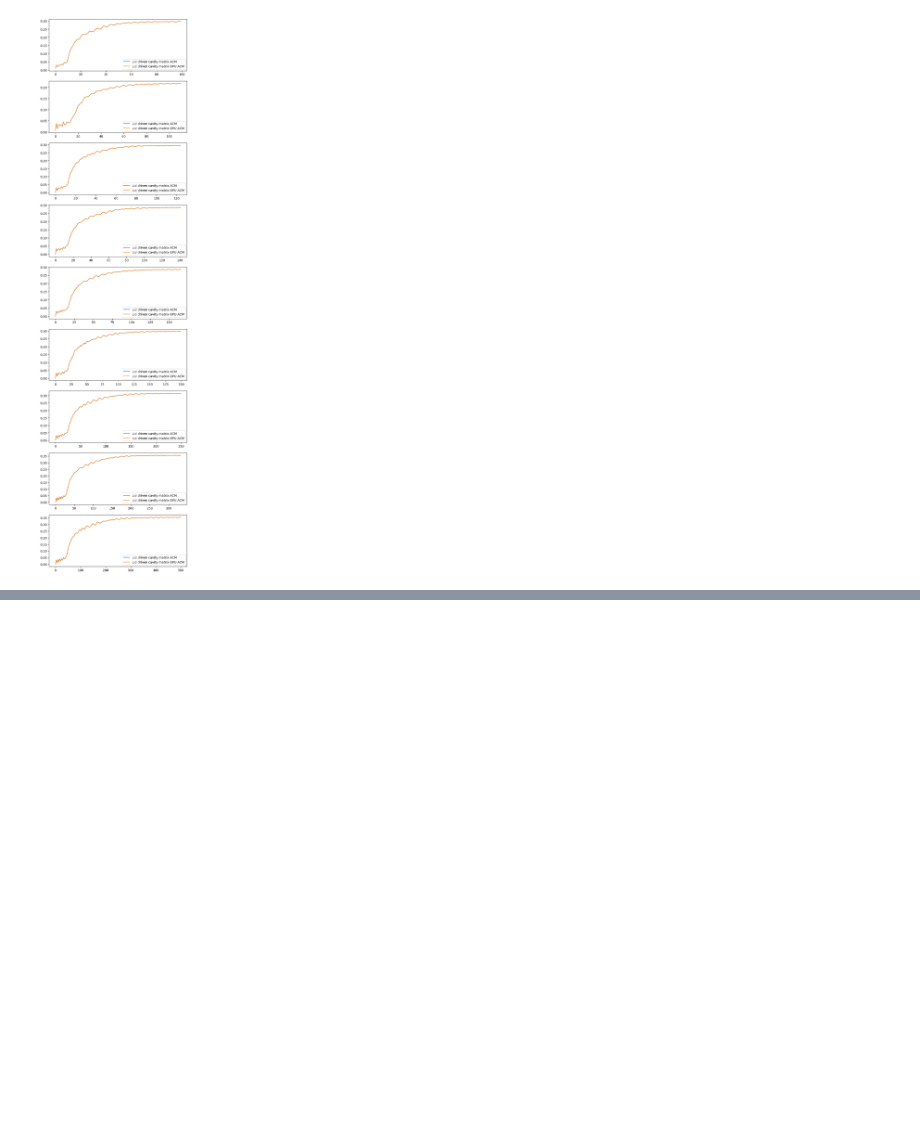
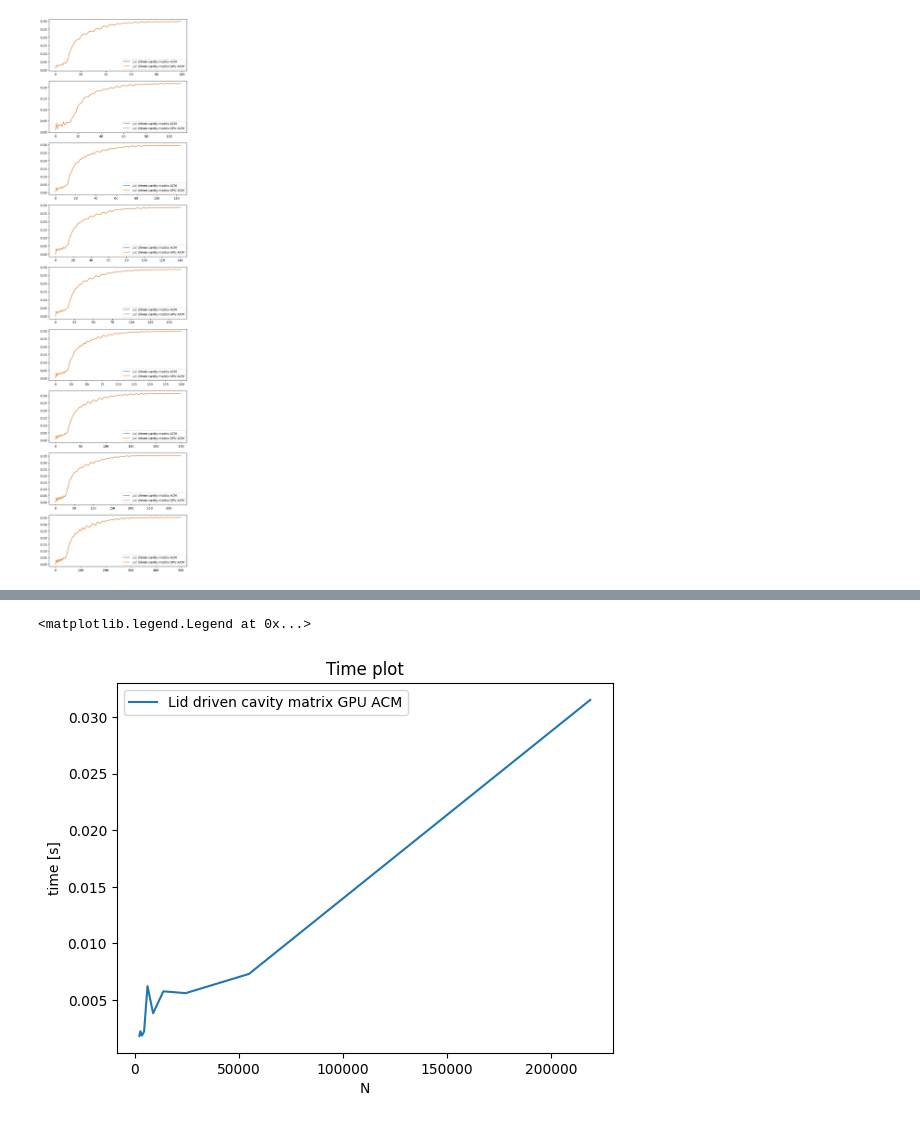
Before and after one commit to ggasper/lid-driven-cavity-gpu, a Jupyter notebook: benchmark/benchmark.ipynb, the cells around one changed output, grey strips where cells are left out. Saved outputs shown, nothing was run; the diff lists cells and outputs as text; code cells hidden in the pictures; blank space fills up the shorter version.

```diff
--- a/benchmark/benchmark.ipynb
+++ b/benchmark/benchmark.ipynb
@@ -219,21 +245,24 @@ for i, (name, program) in enumerate(programs_acm.items()):
 # %%
 fig, ax = plt.subplots()
 for name, program in programs_acm.items():
-    if program == "Lid driven cavity matrix ACM":
+    if program == "lidDrivenMatrixACM":
         continue
     ts = []
     Ns = []
     for h in hs_acm:
         result_file = Path("..") / get_output_path(program, h)
         with h5py.File(result_file) as f:
-            time = f.attrs["time"] - f.attrs["setup"]
+            time = f.attrs["gpu setup"]
             N = len(f["domain/pos"][()][0])
             Ns.append(N)
             ts.append(time)
     ax.plot(Ns, ts, label=name)
 # plt.gca().invert_xaxis()
 ax.set_xlabel('N')
 ax.set_ylabel('time [s]')
-plt.yscale('log')
+# plt.yscale('log')
 ax.set_title("Time plot")
 ax.legend()
+# %% [output]
+<matplotlib.legend.Legend at 0x...>
+[figure, added]
```
Also changed, not shown: parts of 6 cells of this notebook, 1 other file.
